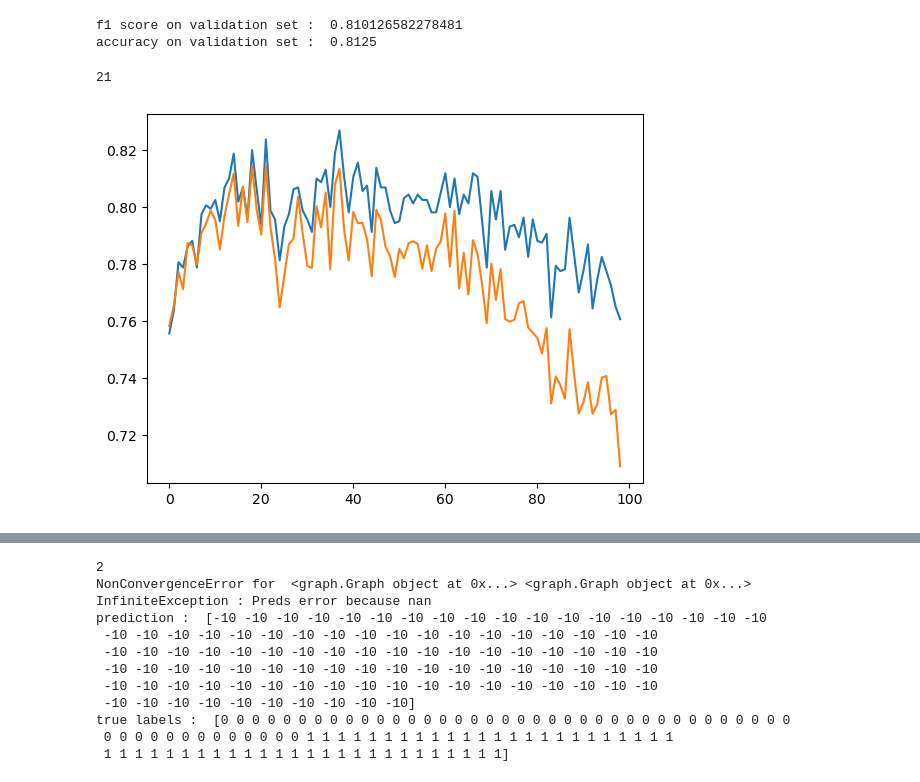
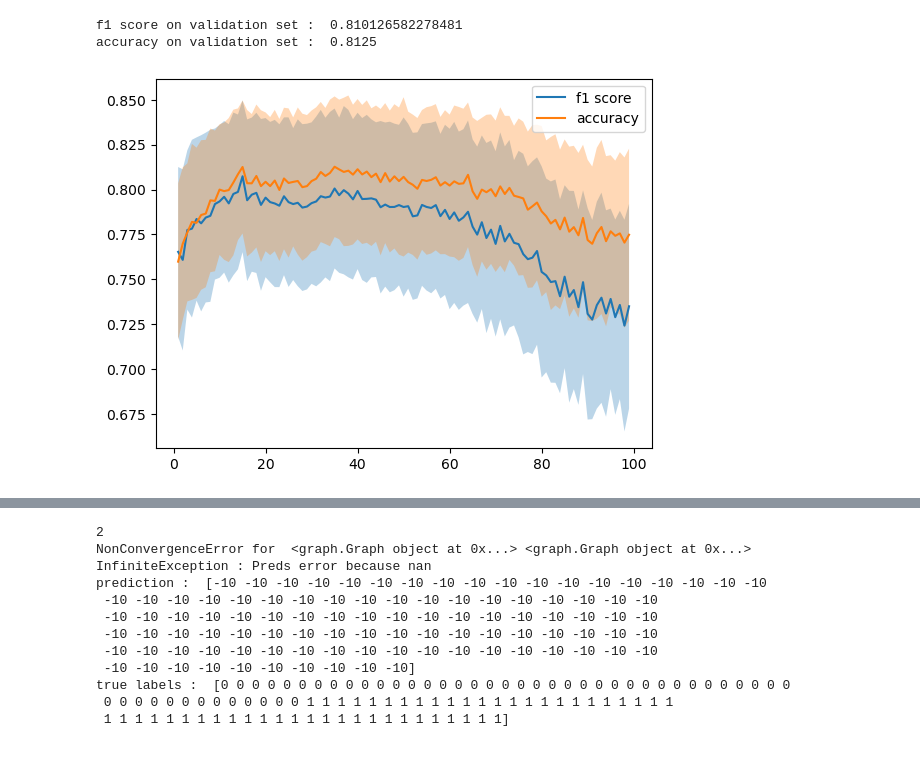
Before and after one commit to gregoirebechade/ot_final, a Jupyter notebook: lib/test.ipynb, the cells around one changed output, grey strips where cells are left out. Saved outputs shown, nothing was run; the diff lists cells and outputs as text; code cells hidden in the pictures.

```diff
--- a/lib/test.ipynb
+++ b/lib/test.ipynb
@@ -192,35 +192,43 @@ accuracy on validation set :  0.8125
 # %%
 
 
 # train val
 all_f1=[]
 all_accs=[]
 for n_neigh in range(1, 100) :
     # print('n neigh', n_neigh)
     accs=[]
     f1s=[]
-    for _ in range(20) :
+    for _ in range(250) :
         index_train = np.random.choice(range(len(X_train_bis)), int(0.8*len(X_train_bis)), replace=False)
         index_val = [i for i in range(len(X_train_bis)) if i not in index_train]
         dist_mat_train = dist_mat[index_train][:, index_train]
         y_train_bis = y_train[index_train]
         dist_mat_val = dist_mat[index_val][:, index_train]
         y_val_bis = y_train[index_val]
         knn = KNeighborsClassifier(n_neighbors=n_neigh, metric='precomputed')
         knn.fit(dist_mat_train, y_train_bis)
         y_pred = knn.predict(dist_mat_val)
         f1 = f1_score(y_val_bis, y_pred)
         # print('f1 score on validation set : ', f1)
         acc = np.mean(y_val_bis == y_pred)
         # print('accuracy on validation set : ', acc)
         f1s.append(f1)
         accs.append(acc)
-    all_f1.append(np.mean(f1s))
-    all_accs.append(np.mean(accs))
+    all_f1.append((f1s))
+    all_accs.append((accs))
 
-plt.plot(all_accs)
-plt.plot(all_f1)
-print(np.argmax(all_f1))
+
+# plot mean and std
+mean_f1 = np.mean(all_f1, axis=1)
+std_f1 = np.std(all_f1, axis=1)
+mean_acc = np.mean(all_accs, axis=1)
+std_acc = np.std(all_accs, axis=1)
+plt.plot(range(1, 100), mean_f1, label='f1 score')
+plt.fill_between(range(1, 100), mean_f1-std_f1, mean_f1+std_f1, alpha=0.3)
+plt.plot(range(1, 100), mean_acc, label='accuracy')
+plt.fill_between(range(1, 100), mean_acc-std_acc, mean_acc+std_acc, alpha=0.3)
+plt.legend()
+plt.show()
 # %% [output]
-21
-[figure, old version]
+[figure, new version]
```
Also changed, not shown: parts of 7 cells of this notebook.
